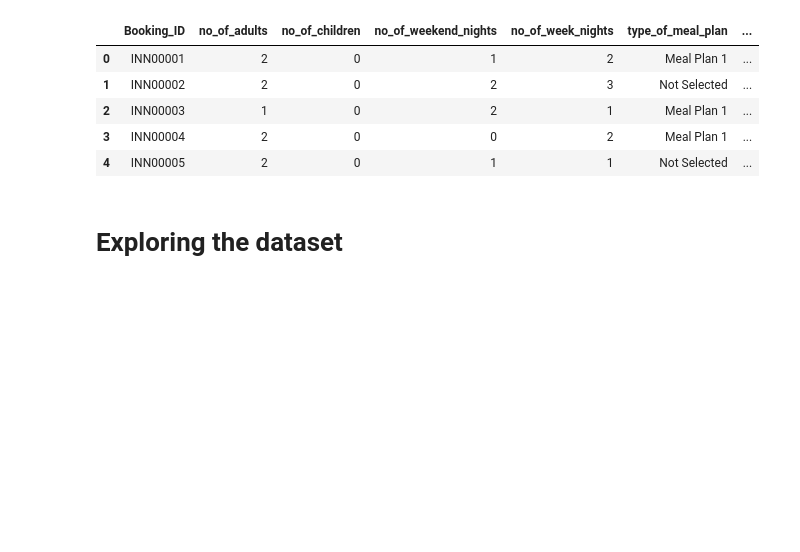
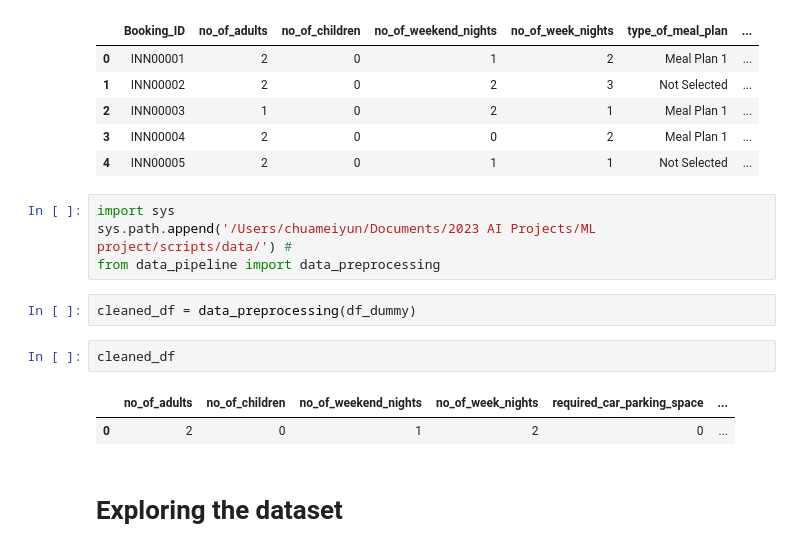
Before and after one commit to meiyun1995/simple-nn-classification, a Jupyter notebook: EDA_hotel_reservation.ipynb, the cells around one changed output. Saved outputs shown, nothing was run; the diff lists cells and outputs as text; blank space fills up the shorter version.

```diff
--- a/EDA_hotel_reservation.ipynb
+++ b/EDA_hotel_reservation.ipynb
@@ -17,6 +17,17 @@ df.head()
 | 2 | INN00003 | 1 | 0 | 2 | 1 | Meal Plan 1 | ... |
 | 3 | INN00004 | 2 | 0 | 0 | 2 | Meal Plan 1 | ... |
 | 4 | INN00005 | 2 | 0 | 1 | 1 | Not Selected | ... |
+# %%
+import sys
+sys.path.append('/Users/chuameiyun/Documents/2023 AI Projects/ML project/scripts/data/') #
+from data_pipeline import data_preprocessing
+# %%
+cleaned_df = data_preprocessing(df_dummy)
+# %%
+cleaned_df
+# %% [output]
+|  | no_of_adults | no_of_children | no_of_weekend_nights | no_of_week_nights | required_car_parking_space | ... |
+| 0 | 2 | 0 | 1 | 2 | 0 | ... |
 # %% [markdown]
 # Exploring the dataset
 # %%
```
Also changed, not shown: parts of 2 cells of this notebook, 5 other files.
